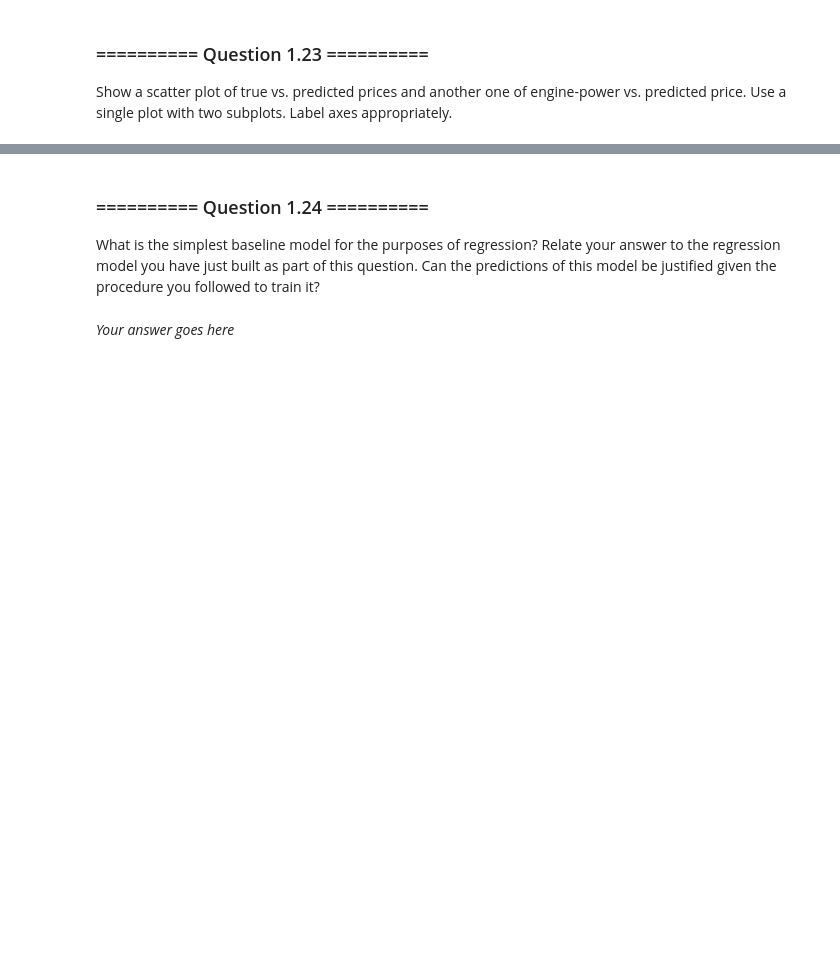
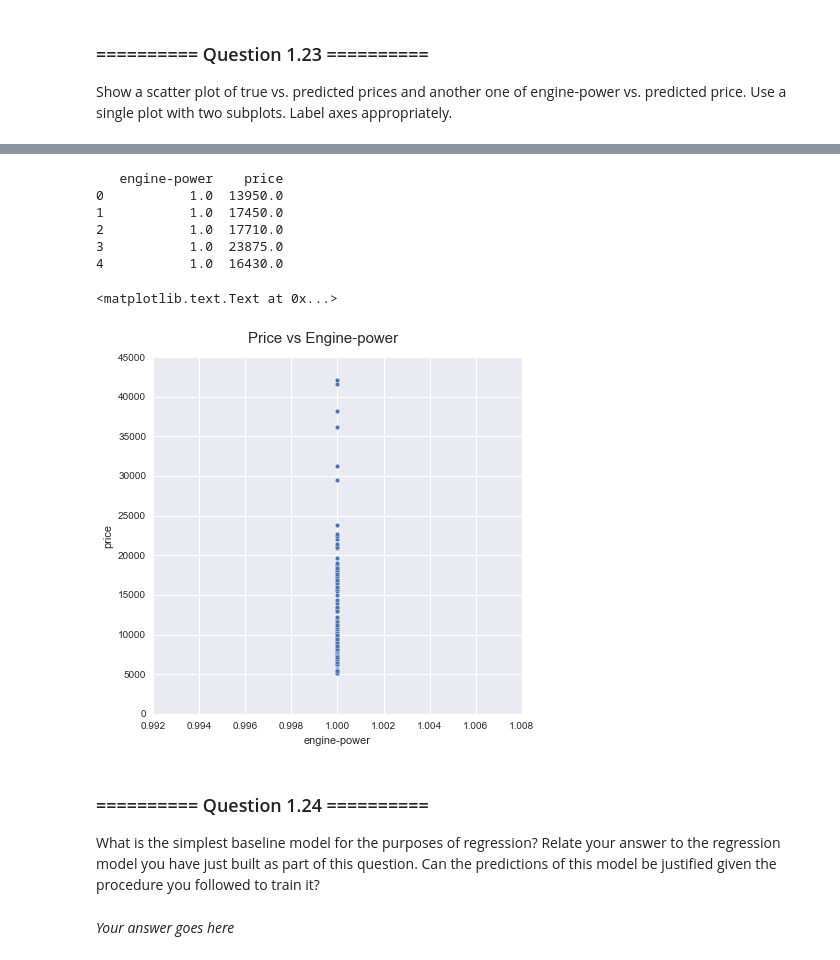
Before and after one commit to Dr-Alan-Turing/IAMachineLearning, a Jupyter notebook: 05_Assignment_2.ipynb, the cells around one changed output, grey strips where cells are left out. Cells and saved outputs as stored; diff of their text form; code cells hidden in the pictures; blank space fills up the shorter version.

```diff
--- a/05_Assignment_2.ipynb
+++ b/05_Assignment_2.ipynb
@@ -310,3 +349,20 @@ Show a scatter plot of true vs. predicted prices and another one of engine-power
+# %%
+# Plot scatter plot of engine-power vs predicted price
+print(auto_base[0:5])
+auto_base_w_pred = auto_base.copy()
+auto_base_w_pred['pred_price'] = lr_f5_pred_2
+g = sns.pairplot(data=auto_base, x_vars=['engine-power'], y_vars=['price'], size=6)
+g.fig.subplots_adjust(top=0.92)
+g.fig.suptitle('Price vs Engine-power', fontsize=15)
+# %% [output]
+   engine-power    price
+0           1.0  13950.0
+1           1.0  17450.0
+2           1.0  17710.0
+3           1.0  23875.0
+4           1.0  16430.0
+<matplotlib.text.Text at 0x...>
+[figure, added]
 # %% [markdown]
 ### ========== Question 1.24 ==========
 What is the simplest baseline model for the purposes of regression? Relate your answer to the regression model you have just built as part of this question. Can the predictions of this model be justified given the procedure you followed to train it?
```
Also changed, not shown: parts of 13 cells of this notebook.
